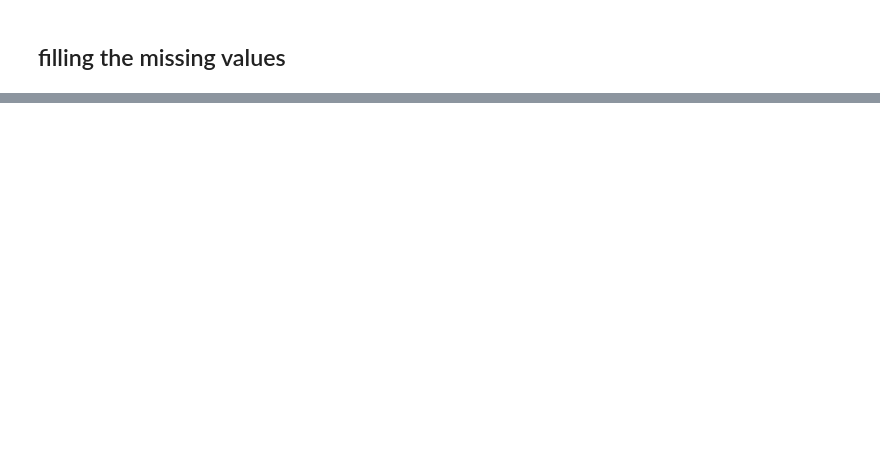
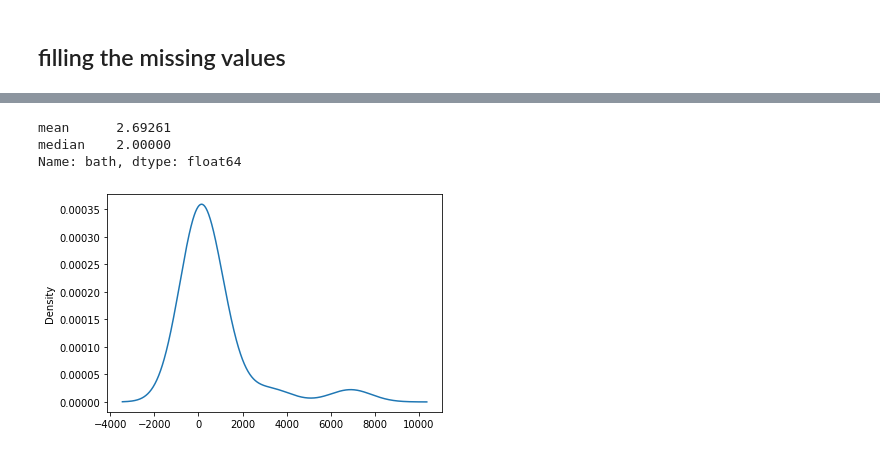
Before and after one commit to KiranSonkamble/Lb_house_prdiction, a Jupyter notebook: Bengaluru.ipynb, the cells around one changed output, grey strips where cells are left out. Cells and saved outputs as stored; diff of their text form; code cells hidden in the pictures; blank space fills up the shorter version.

```diff
--- a/Bengaluru.ipynb
+++ b/Bengaluru.ipynb
@@ -258,0 +310,9 @@ sns.countplot(data_wo_duplicates.balcony);
+# %%
+# check the number values repeated most of the time
+print(data_x.location.value_counts())
+
+# location variable missing one value, which can be filled with mode
+data_x['location'] = data_x.location.fillna(data.location.mode)
+
+# check if any nnull value
+data_x.location.isna().sum()
@@ -311,0 +340,3 @@ data_w_sa['size'].value_counts().plot(kind='bar')
+# %%
+# create a copy of uncleaned data
+df = data_x.copy(deep=True)
@@ -311,0 +378,9 @@ data_w_sa['size'].value_counts().plot(kind='bar')
+# %%
+# make a copy of data
+df_random= data_x.copy(deep=True)
+# %%
+# fill with random address
+df_random['society'] = df_random['society'].fillna('random address')
+
+# check the any null value left or not
+df_random.society.isna().sum()
@@ -311,0 +420,15 @@ data_w_sa['size'].value_counts().plot(kind='bar')
+# %%
+# lets check the distribution
+df.bath.value_counts().plot.density();
+
+# check the mean and median
+print(df.bath.agg(['mean','median']))
+
+# fill the null values with median
+
+df_random['bath'] = df_random['bath'].fillna(df_random.bath.median)
+# %% [output]
+mean      2.69261
+median    2.00000
+Name: bath, dtype: float64
+[figure, added]
```
Also changed, not shown: parts of 52 cells of this notebook.
